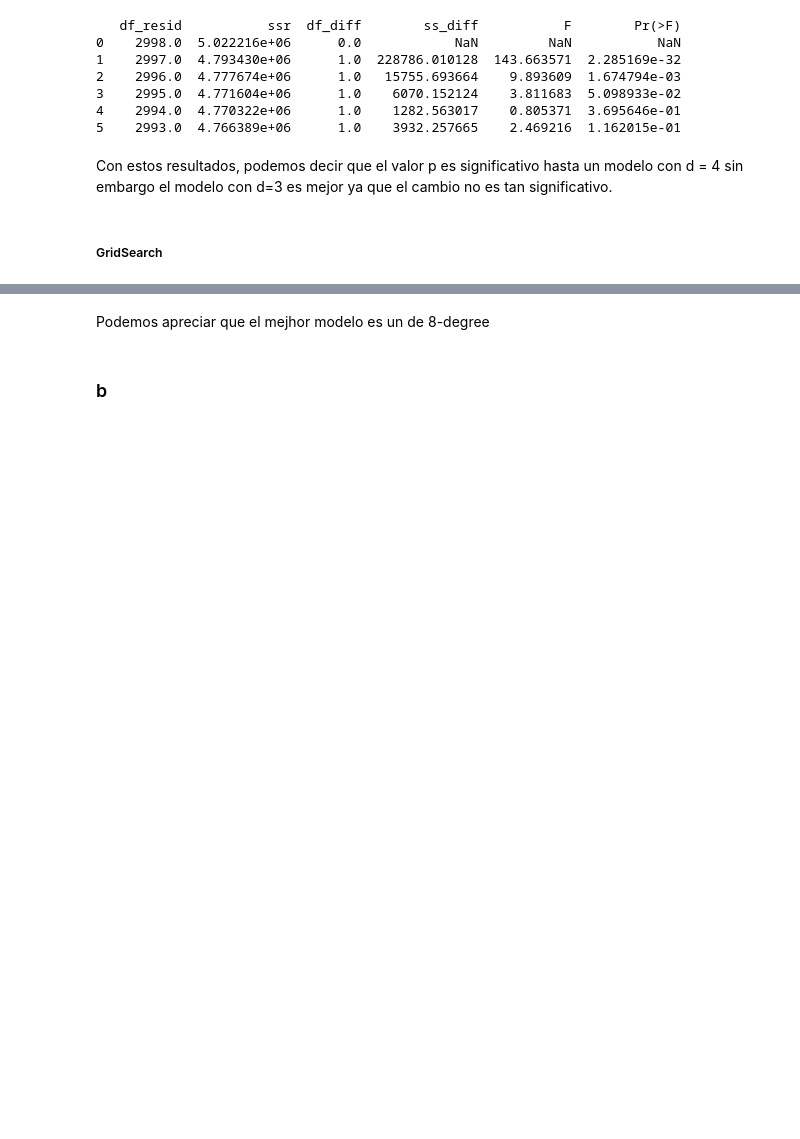
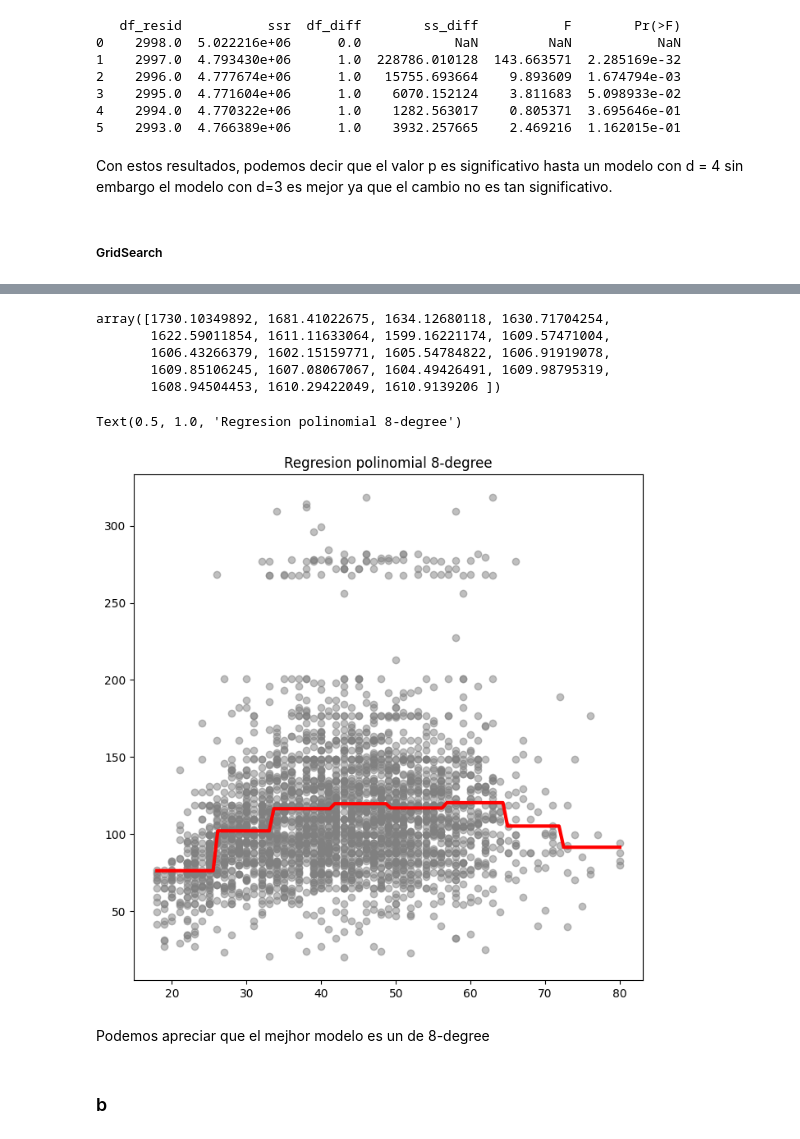
Before and after one commit to chuancao26/islp, a Jupyter notebook: nonLinearExercices.ipynb, the cells around one changed output, grey strips where cells are left out. Cells and saved outputs as stored; diff of their text form; code cells hidden in the pictures; blank space fills up the shorter version.

```diff
--- a/nonLinearExercices.ipynb
+++ b/nonLinearExercices.ipynb
@@ -256,3 +341,27 @@ np.float64(0.08474942669380907)
+# %%
+-results.cv_results_["mean_test_score"]
+# %% [output]
+array([1730.10349892, 1681.41022675, 1634.12680118, 1630.71704254,
+       1622.59011854, 1611.11633064, 1599.16221174, 1609.57471004,
+       1606.43266379, 1602.15159771, 1605.54784822, 1606.91919078,
+       1609.85106245, 1607.08067067, 1604.49426491, 1609.98795319,
+       1608.94504453, 1610.29422049, 1610.9139206 ])
+# %%
+# Vamos a graficar el modelo mas optimo (d = 8)
+age_grid = np.linspace(wage["age"].min(),
+                      wage["age"].max(),
+                      100)
+fig, ax = plt.subplots(figsize=(8,8))
+# Grafico de los puntos
+ax.scatter(age, y, facecolor="gray", alpha=.5)
+# Graficando la funcion estimada
+ax.plot(age_grid, best_estimator.predict(np.reshape(age_grid, (-1 ,1))),
+        color="red",
+        linewidth=3)
+ax.set_title("Regresion polinomial 8-degree")
+# %% [output]
+Text(0.5, 1.0, 'Regresion polinomial 8-degree')
+[figure, added]
 # %% [markdown]
 Podemos apreciar que el mejhor modelo es un de 8-degree
 # %% [markdown]
```
Also changed, not shown: parts of 15 cells of this notebook.
